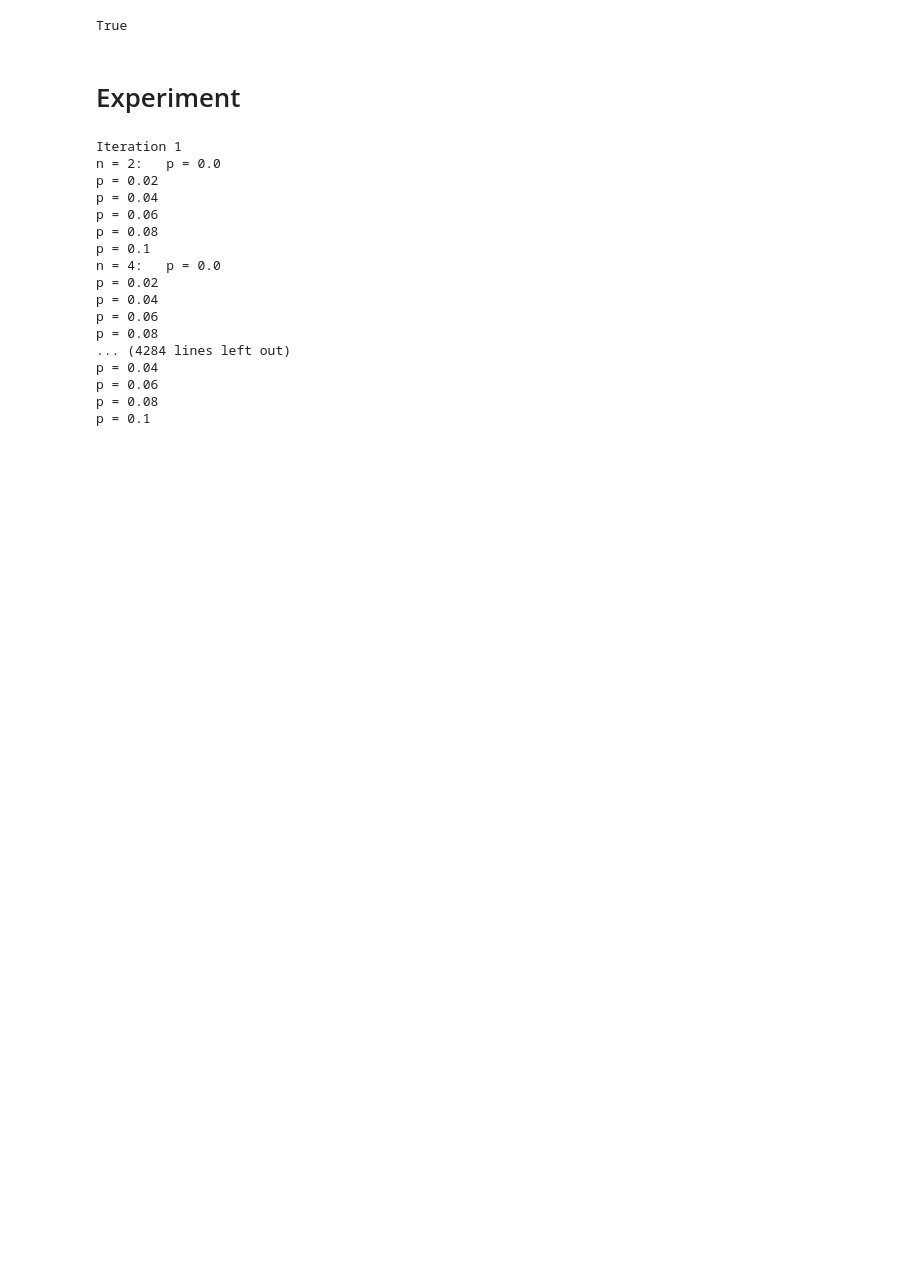
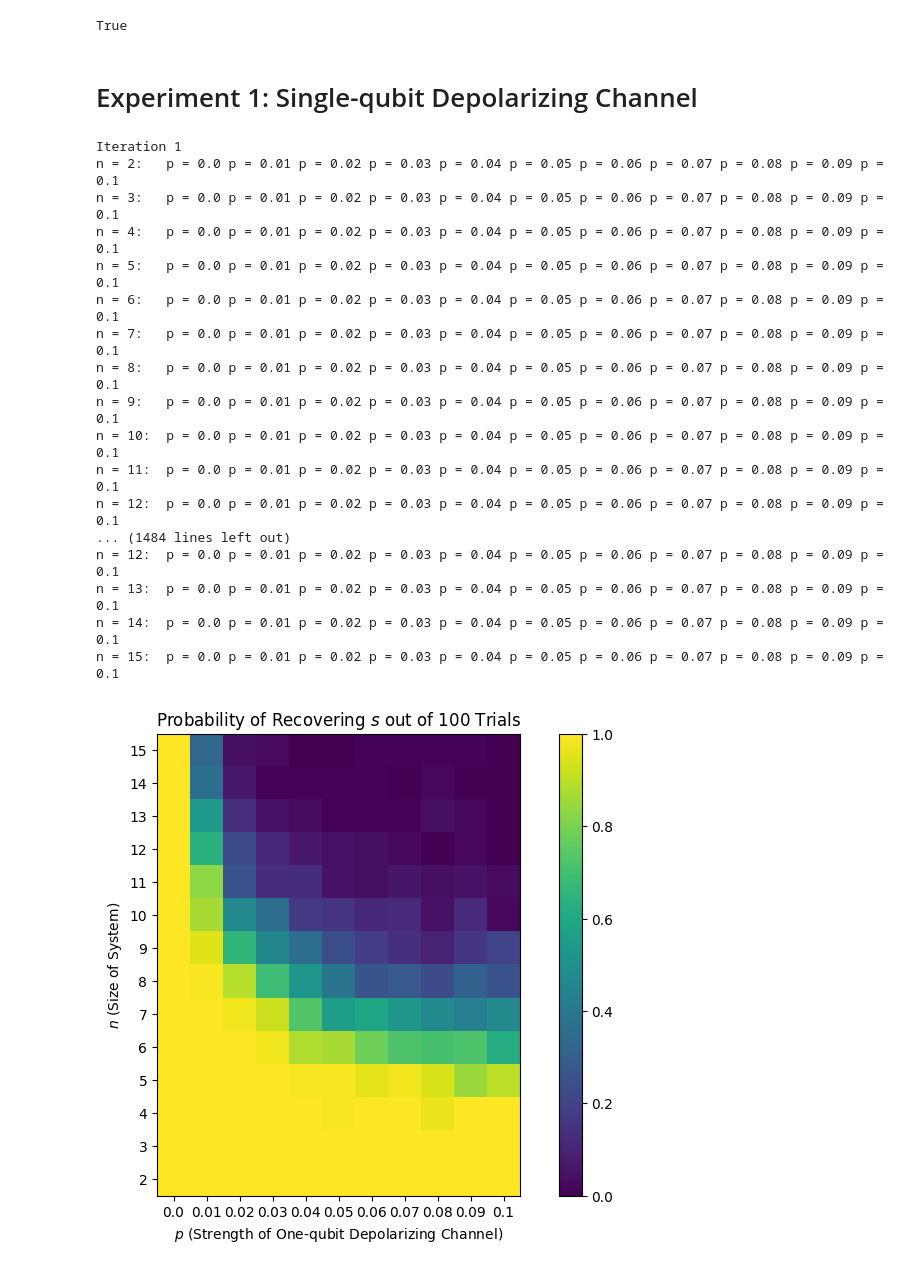
Before and after one commit to patsej07-afk/Quantum-Networked-Simons, a Jupyter notebook: noisySimulations/quantumNoise/depolarizingChannel.ipynb, the cells around one changed output. Drawn from its saved outputs; the diff is of its cells as text; code cells hidden in the pictures; blank space fills up the shorter version.

Commit message:
Modeling system with depolarizing noise.

```diff
--- a/noisySimulations/quantumNoise/depolarizingChannel.ipynb
+++ b/noisySimulations/quantumNoise/depolarizingChannel.ipynb
@@ -10,8 +10,10 @@ from qiskit import QuantumCircuit, QuantumRegister, ClassicalRegister
 # %% [markdown]
 # Constants
 # %%
-P_ARRAY = np.arange(0,0.11,0.02)
-N_ARRAY = np.arange(2,15,2)
+P_ARRAY = np.arange(0,0.11,0.01)
+N_ARRAY = np.arange(2,16,1)
+X_TICKS = np.arange(0,11)
+Y_TICKS = np.arange(0,14)
 ITERS = 100
 print(P_ARRAY)
 print(N_ARRAY)
@@ -243,46 +301,23 @@ True
 # %% [markdown]
-# Experiment
+# Experiment 1: Single-qubit Depolarizing Channel
 # %%
-try:
-    successHeatmap = np.load('data/successHeatmap.npy')
-    with open('data/iterations.txt', 'r') as file:
-        start = int(file.read())
-except:
-    successHeatmap = np.zeros((len(N_ARRAY), len(P_ARRAY)))
-    start = 1
-for iter in range(start, ITERS + 1):
-    print(f'Iteration {iter}')
-    for i, n in enumerate(N_ARRAY):
-        print(f'n = {n}:\t', end=' ')
-        for j, p1q in enumerate(P_ARRAY):
-            print(f'p = {np.round(p1q, 2)}', end=' ')
-            shots = n + 20  # n + 20 chosen to make P(failure|p=0) < 1/1,000,000
-            secretString = np.array([1] * n)
-            noisySamples = executeNoisyCircuit(n, shots, p1q, 0)
-            successHeatmap[i,j] += solveNoisySystem(
-                np.array(noisySamples), secretString, solveSystem=False
-            )
-            print('\n', end='')
-        np.save('data/successHeatmap.npy', successHeatmap)
-        with open('data/iterations.txt', 'w+') as file:
-            file.write(str(iter))
-
-successHeatmap
+runExperiment('One-qubit')
 # %% [output]
 Iteration 1
-n = 2:   p = 0.0
-p = 0.02
-p = 0.04
-p = 0.06
-p = 0.08
-p = 0.1
-n = 4:   p = 0.0
-p = 0.02
-p = 0.04
-p = 0.06
-p = 0.08
-... (4284 lines left out)
-p = 0.04
-p = 0.06
-p = 0.08
-p = 0.1
+n = 2:   p = 0.0 p = 0.01 p = 0.02 p = 0.03 p = 0.04 p = 0.05 p = 0.06 p = 0.07 p = 0.08 p = 0.09 p = 0.1
+n = 3:   p = 0.0 p = 0.01 p = 0.02 p = 0.03 p = 0.04 p = 0.05 p = 0.06 p = 0.07 p = 0.08 p = 0.09 p = 0.1
+n = 4:   p = 0.0 p = 0.01 p = 0.02 p = 0.03 p = 0.04 p = 0.05 p = 0.06 p = 0.07 p = 0.08 p = 0.09 p = 0.1
+n = 5:   p = 0.0 p = 0.01 p = 0.02 p = 0.03 p = 0.04 p = 0.05 p = 0.06 p = 0.07 p = 0.08 p = 0.09 p = 0.1
+n = 6:   p = 0.0 p = 0.01 p = 0.02 p = 0.03 p = 0.04 p = 0.05 p = 0.06 p = 0.07 p = 0.08 p = 0.09 p = 0.1
+n = 7:   p = 0.0 p = 0.01 p = 0.02 p = 0.03 p = 0.04 p = 0.05 p = 0.06 p = 0.07 p = 0.08 p = 0.09 p = 0.1
+n = 8:   p = 0.0 p = 0.01 p = 0.02 p = 0.03 p = 0.04 p = 0.05 p = 0.06 p = 0.07 p = 0.08 p = 0.09 p = 0.1
+n = 9:   p = 0.0 p = 0.01 p = 0.02 p = 0.03 p = 0.04 p = 0.05 p = 0.06 p = 0.07 p = 0.08 p = 0.09 p = 0.1
+n = 10:  p = 0.0 p = 0.01 p = 0.02 p = 0.03 p = 0.04 p = 0.05 p = 0.06 p = 0.07 p = 0.08 p = 0.09 p = 0.1
+n = 11:  p = 0.0 p = 0.01 p = 0.02 p = 0.03 p = 0.04 p = 0.05 p = 0.06 p = 0.07 p = 0.08 p = 0.09 p = 0.1
+n = 12:  p = 0.0 p = 0.01 p = 0.02 p = 0.03 p = 0.04 p = 0.05 p = 0.06 p = 0.07 p = 0.08 p = 0.09 p = 0.1
+... (1484 lines left out)
+n = 12:  p = 0.0 p = 0.01 p = 0.02 p = 0.03 p = 0.04 p = 0.05 p = 0.06 p = 0.07 p = 0.08 p = 0.09 p = 0.1
+n = 13:  p = 0.0 p = 0.01 p = 0.02 p = 0.03 p = 0.04 p = 0.05 p = 0.06 p = 0.07 p = 0.08 p = 0.09 p = 0.1
+n = 14:  p = 0.0 p = 0.01 p = 0.02 p = 0.03 p = 0.04 p = 0.05 p = 0.06 p = 0.07 p = 0.08 p = 0.09 p = 0.1
+n = 15:  p = 0.0 p = 0.01 p = 0.02 p = 0.03 p = 0.04 p = 0.05 p = 0.06 p = 0.07 p = 0.08 p = 0.09 p = 0.1
+[figure, added]
```
Also changed, not shown: parts of 8 cells of this notebook, 7 other files.
